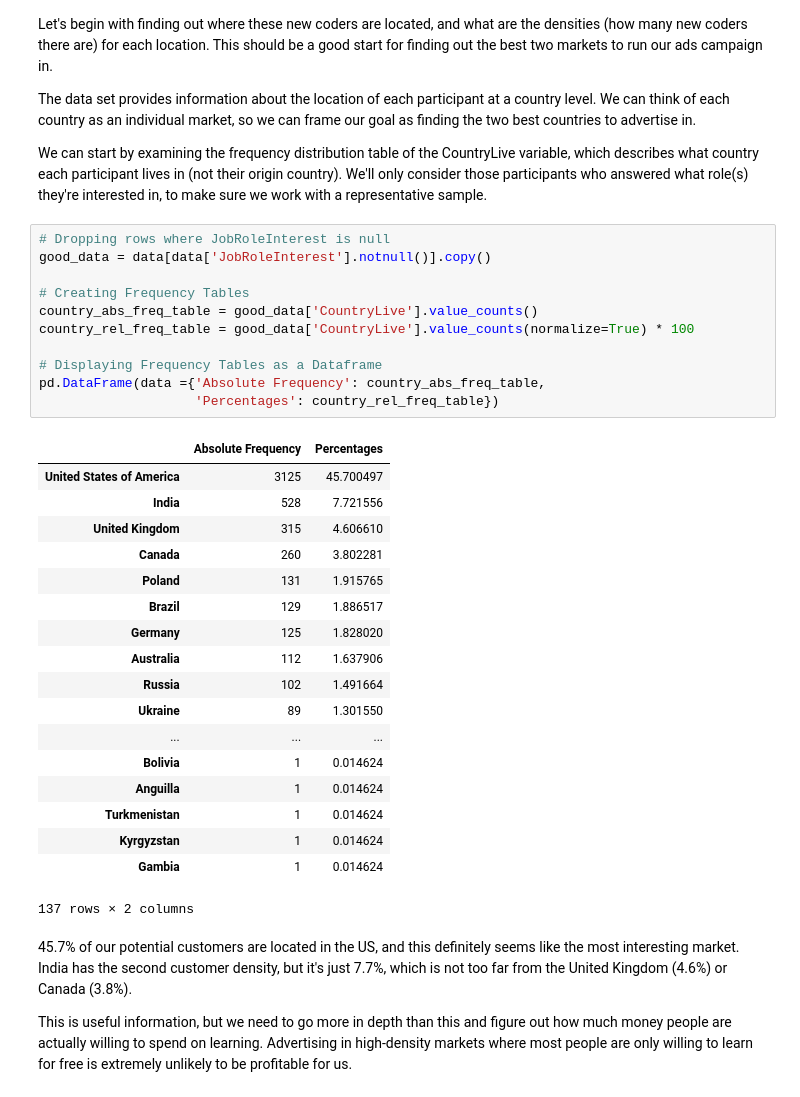
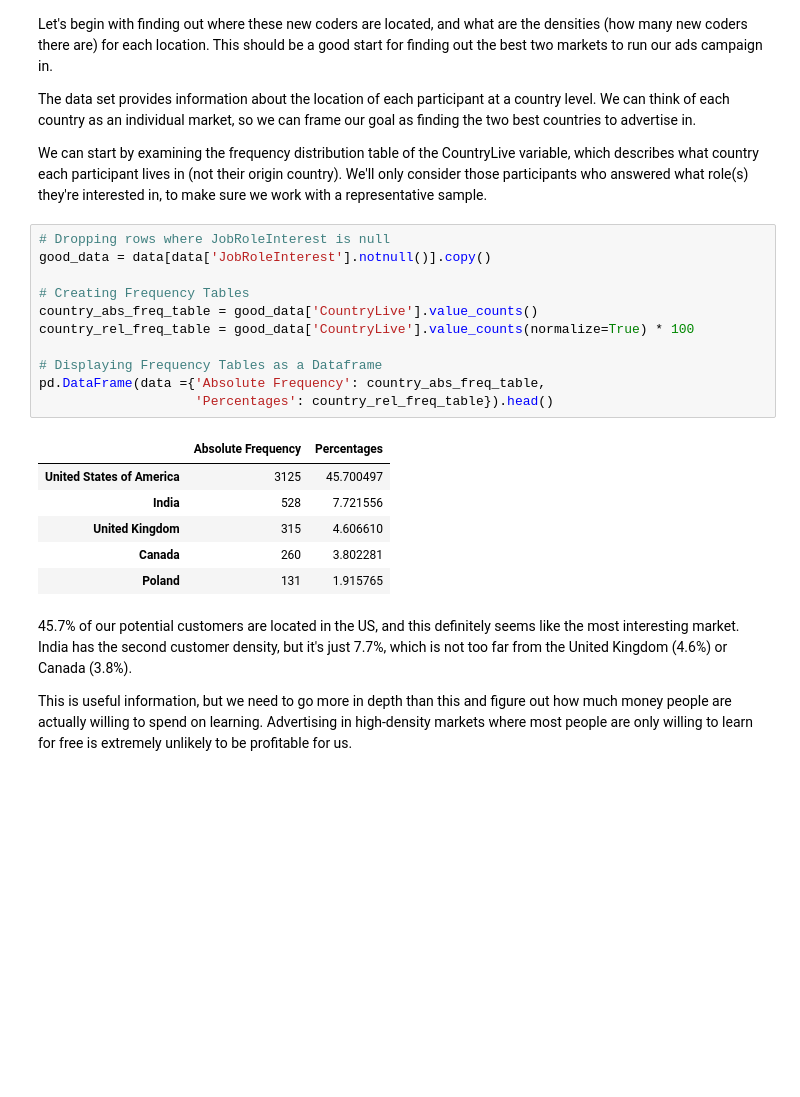
Before and after one commit to nveenverma/Projects, a Jupyter notebook: Finding the Best Markets to Advertise In/main.ipynb, the cells around one changed output. Drawn from its saved outputs; the diff is of its cells as text; blank space fills up the shorter version.

```diff
--- a/Finding the Best Markets to Advertise In/main.ipynb
+++ b/Finding the Best Markets to Advertise In/main.ipynb
@@ -143,33 +159,21 @@ We can start by examining the frequency distribution table of the CountryLive va
 # %%
 # Dropping rows where JobRoleInterest is null
 good_data = data[data['JobRoleInterest'].notnull()].copy()
 
 # Creating Frequency Tables
 country_abs_freq_table = good_data['CountryLive'].value_counts()
 country_rel_freq_table = good_data['CountryLive'].value_counts(normalize=True) * 100
 
 # Displaying Frequency Tables as a Dataframe
 pd.DataFrame(data ={'Absolute Frequency': country_abs_freq_table,
-                    'Percentages': country_rel_freq_table})
+                    'Percentages': country_rel_freq_table}).head()
 # %% [output]
 |  | Absolute Frequency | Percentages |
 | United States of America | 3125 | 45.700497 |
 | India | 528 | 7.721556 |
 | United Kingdom | 315 | 4.606610 |
 | Canada | 260 | 3.802281 |
 | Poland | 131 | 1.915765 |
-| Brazil | 129 | 1.886517 |
-| Germany | 125 | 1.828020 |
-| Australia | 112 | 1.637906 |
-| Russia | 102 | 1.491664 |
-| Ukraine | 89 | 1.301550 |
-| ... | ... | ... |
-| Bolivia | 1 | 0.014624 |
-| Anguilla | 1 | 0.014624 |
-| Turkmenistan | 1 | 0.014624 |
-| Kyrgyzstan | 1 | 0.014624 |
-| Gambia | 1 | 0.014624 |
-137 rows × 2 columns
 # %% [markdown]
 45.7% of our potential customers are located in the US, and this definitely seems like the most interesting market. India has the second customer density, but it's just 7.7%, which is not too far from the United Kingdom (4.6%) or Canada (3.8%).
 
```
Also changed, not shown: parts of 7 cells of this notebook, 37 other files.
